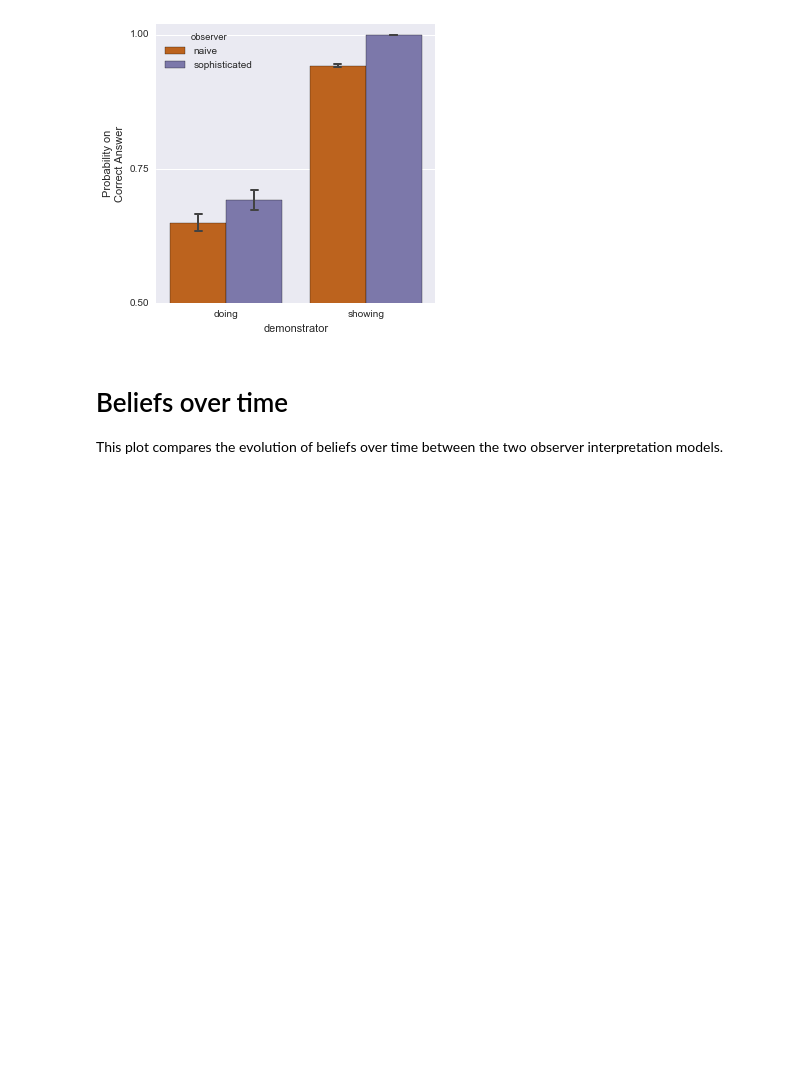
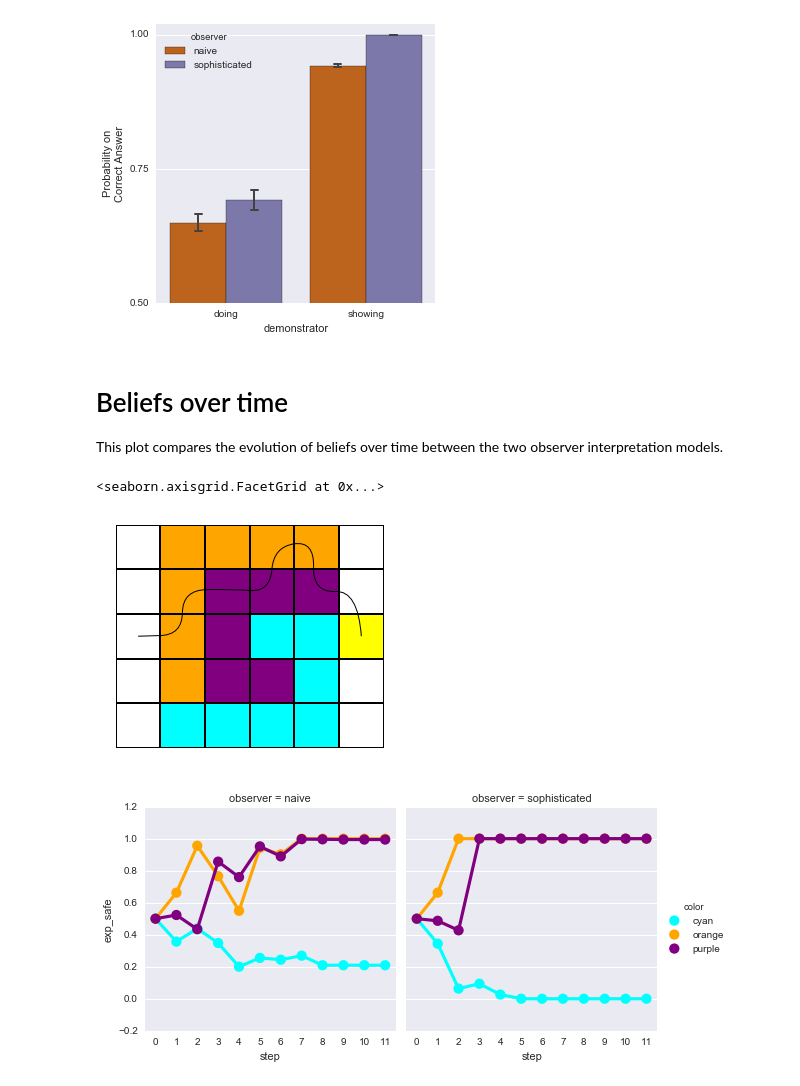
Before and after one commit to smilli/pedagogy-exps, a Jupyter notebook: Visualizations.ipynb, the cells around one changed output. Cells and saved outputs as stored; diff of their text form; code cells hidden in the pictures; blank space fills up the shorter version.

Commit message:
updated visualizations

```diff
--- a/Visualizations.ipynb
+++ b/Visualizations.ipynb
@@ -64,3 +65,38 @@ _ = ax.set_ylabel('Probability on\nCorrect Answer')
 # %% [markdown]
 # Beliefs over time
 This plot compares the evolution of beliefs over time between the two observer interpretation models.
+# %%
+belief_trajs = model_obs_judgments[['demonstrator', 'rf', 'traj',
+                                    'observer', 'belief_traj', ]]
+belief_trajs.traj = belief_trajs.traj.apply(tuple)
+belief_trajs = belief_trajs.drop_duplicates(['demonstrator', 'rf', 'traj', 'observer'])
+traj_block = belief_trajs[(belief_trajs.rf == 'oox') &
+                          (belief_trajs.demonstrator == 'showing')]
+wtraj = traj_block.traj.iloc[0]
+traj_block = traj_block[traj_block.traj == wtraj]
+obs_b = traj_block[traj_block.observer == 'naive'].iloc[0]['belief_traj']
+sobs_b = traj_block[traj_block.observer == 'sophisticated'].iloc[0]['belief_traj']
+
+forder = ['orange', 'purple', 'cyan']
+obs_b = pd.DataFrame([mdp_to_feature_belief(b, mdp_codes, forder) for b in obs_b])
+obs_b['step'] = obs_b.index
+obs_b['observer'] = 'naive'
+sobs_b = pd.DataFrame([mdp_to_feature_belief(b, mdp_codes, forder) for b in sobs_b])
+sobs_b['step'] = sobs_b.index
+sobs_b['observer'] = 'sophisticated'
+
+b_trajs = pd.concat([obs_b, sobs_b])
+b_trajs = pd.melt(b_trajs, id_vars=['step', 'observer'],
+                  value_vars=['cyan', 'orange', 'purple'],
+                  value_name='exp_safe', var_name='color')
+# %%
+ax = gw.plot(feature_colors={'o': 'orange', 'p': 'purple', 'c': 'cyan'})
+visualize_trajectory(axis=ax, traj=wtraj[:-1])
+sns.factorplot(data=b_trajs, x='step', y='exp_safe',
+               hue='color',
+               palette={'cyan':'cyan', 'orange':'orange', 'purple':'purple'},
+               col='observer', col_order=['naive', 'sophisticated'])
+# %% [output]
+<seaborn.axisgrid.FacetGrid at 0x...>
+[figure, added]
+[figure, added]
```
Also changed, not shown: parts of 1 cell of this notebook, 2 other files.
